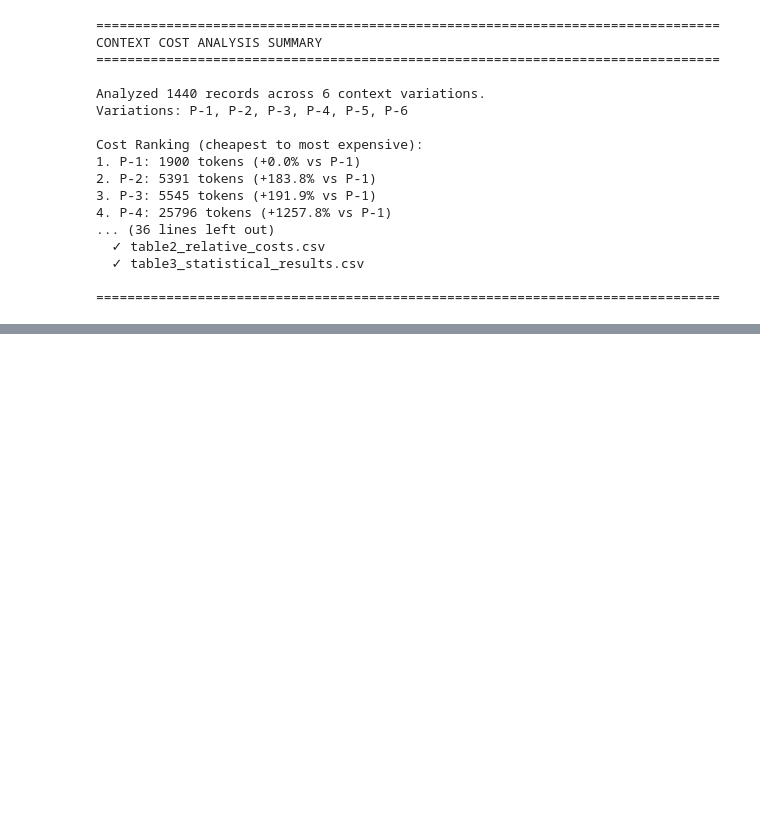
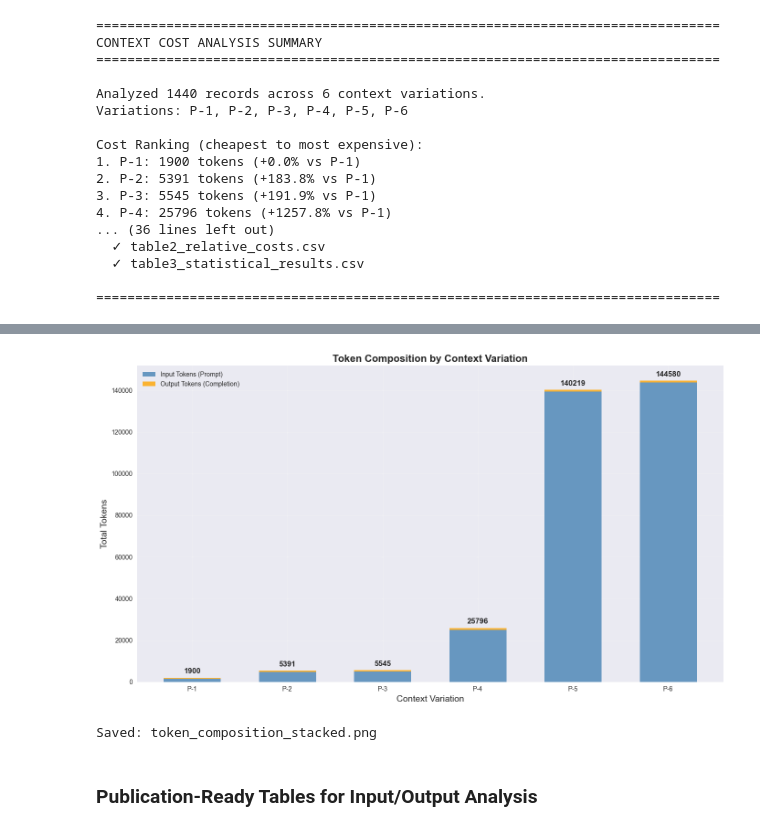
Before and after one commit to JosephAyo/llm-in-prs, a Jupyter notebook: analysis/context_cost_analysis.ipynb, the cells around one changed output, grey strips where cells are left out. Drawn from its saved outputs; the diff is of its cells as text; code cells hidden in the pictures; blank space fills up the shorter version.

```diff
--- a/analysis/context_cost_analysis.ipynb
+++ b/analysis/context_cost_analysis.ipynb
@@ -895,0 +1445,38 @@ Cost Ranking (cheapest to most expensive):
+# %%
+# Stacked Bar Chart showing Token Composition
+plt.figure(figsize=(14, 8))
+
+# Calculate means for stacked chart
+input_means_stack = [combined_data[combined_data['variation'] == var]['prompt_tokens'].mean()
+                     for var in variations]
+output_means_stack = [combined_data[combined_data['variation'] == var]['completion_tokens'].mean()
+                      for var in variations]
+
+# Create stacked bar chart
+width = 0.6
+p1 = plt.bar(variations, input_means_stack, width, label='Input Tokens (Prompt)',
+             color='steelblue', alpha=0.8)
+p2 = plt.bar(variations, output_means_stack, width, bottom=input_means_stack,
+             label='Output Tokens (Completion)', color='orange', alpha=0.8)
+
+plt.title('Token Composition by Context Variation', fontsize=16, fontweight='bold')
+plt.xlabel('Context Variation', fontsize=14)
+plt.ylabel('Total Tokens', fontsize=14)
+plt.legend()
+plt.grid(True, alpha=0.3)
+
+# Add total value labels on top of bars
+total_means = [i + o for i, o in zip(input_means_stack, output_means_stack)]
+for i, (var, total) in enumerate(zip(variations, total_means)):
+    plt.text(i, total + max(total_means)*0.01, f'{total:.0f}',
+             ha='center', va='bottom', fontweight='bold')
+
+plt.tight_layout()
+plt.savefig('token_composition_stacked.png', dpi=300, bbox_inches='tight')
+plt.show()
+print("Saved: token_composition_stacked.png")
+# %% [output]
+[figure, added]
+Saved: token_composition_stacked.png
+# %% [markdown]
+### Publication-Ready Tables for Input/Output Analysis
```
Also changed, not shown: parts of 15 cells of this notebook, 11 other files.
